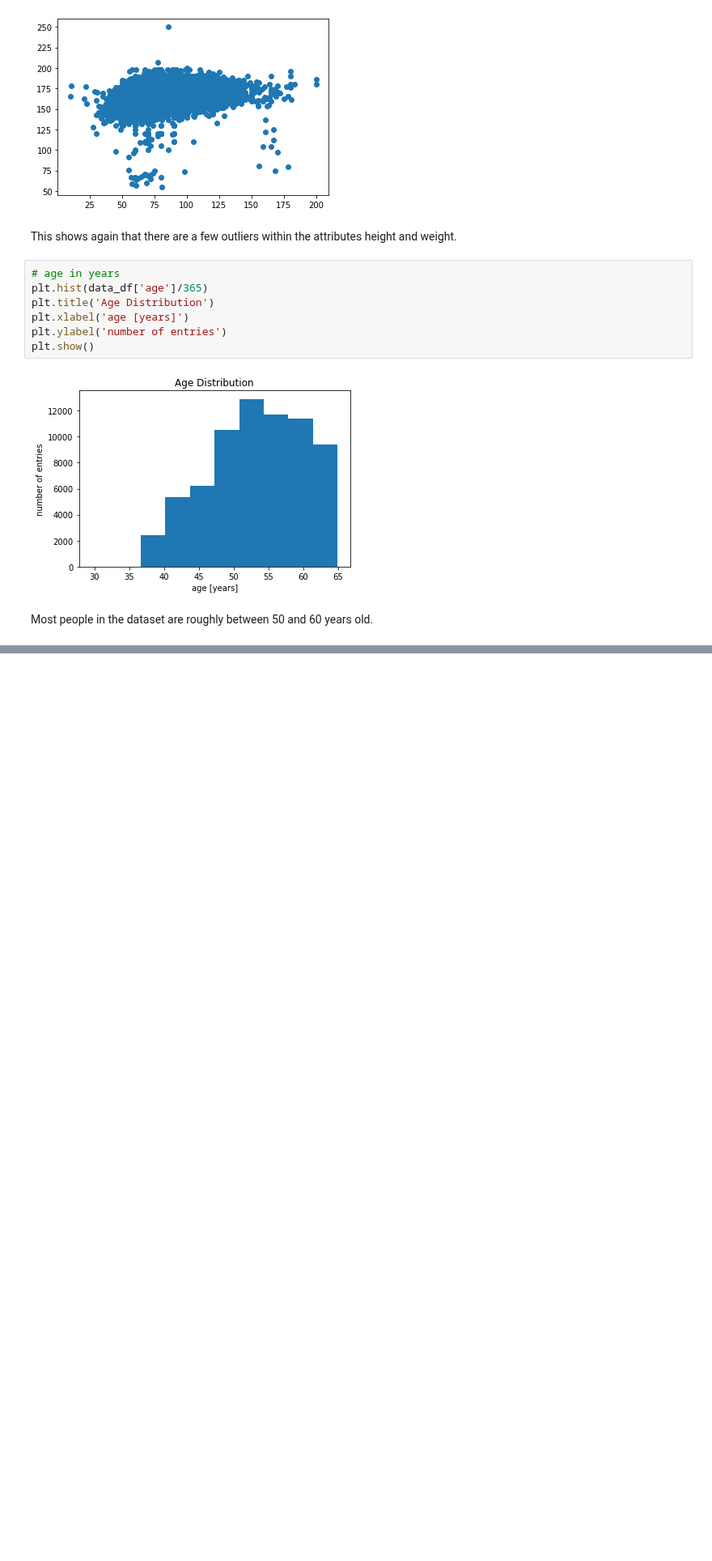
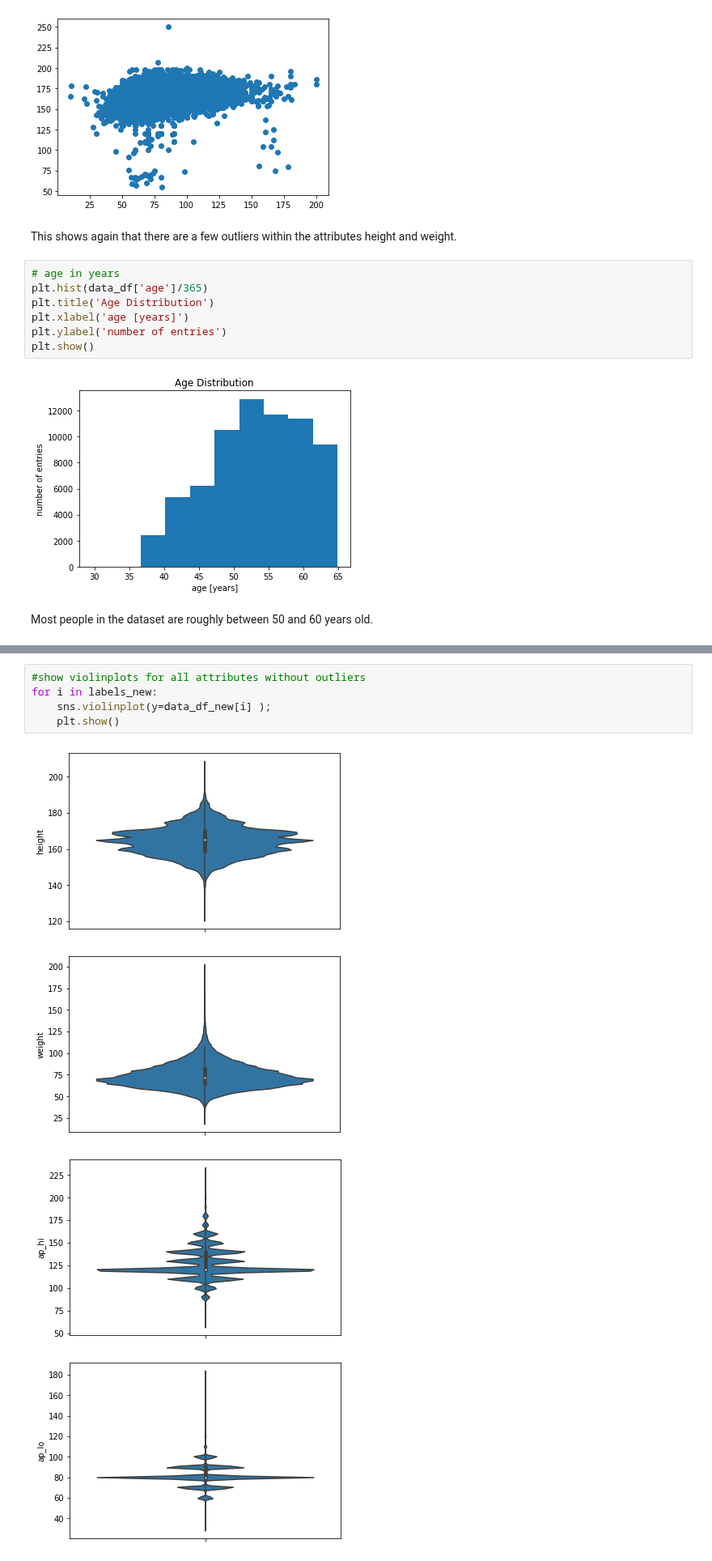
Before and after one commit to LJ171/CardioDiseaseClassification, a Jupyter notebook: 01_data_exploration/DataExploration.ipynb, the cells around one changed output, grey strips where cells are left out. Shown at 81% size. Cells and saved outputs as stored; diff of their text form; blank space fills up the shorter version.

```diff
--- a/01_data_exploration/DataExploration.ipynb
+++ b/01_data_exploration/DataExploration.ipynb
@@ -193,0 +250,10 @@ for i in labels:
+# %%
+#show violinplots for all attributes without outliers
+for i in labels_new:
+    sns.violinplot(y=data_df_new[i] );
+    plt.show()
+# %% [output]
+[figure, added]
+[figure, added]
+[figure, added]
+[figure, added]
```
Also changed, not shown: parts of 10 cells of this notebook.
